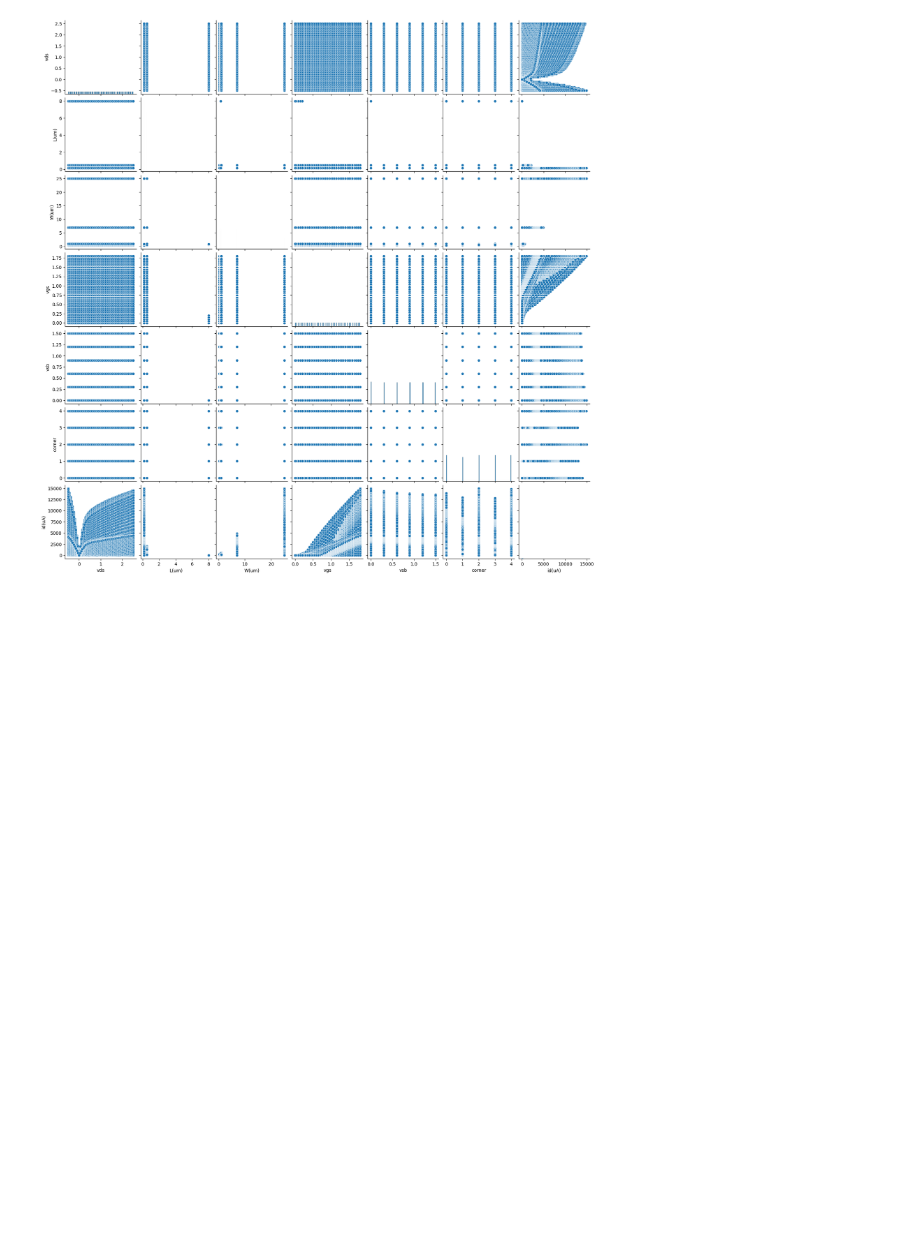
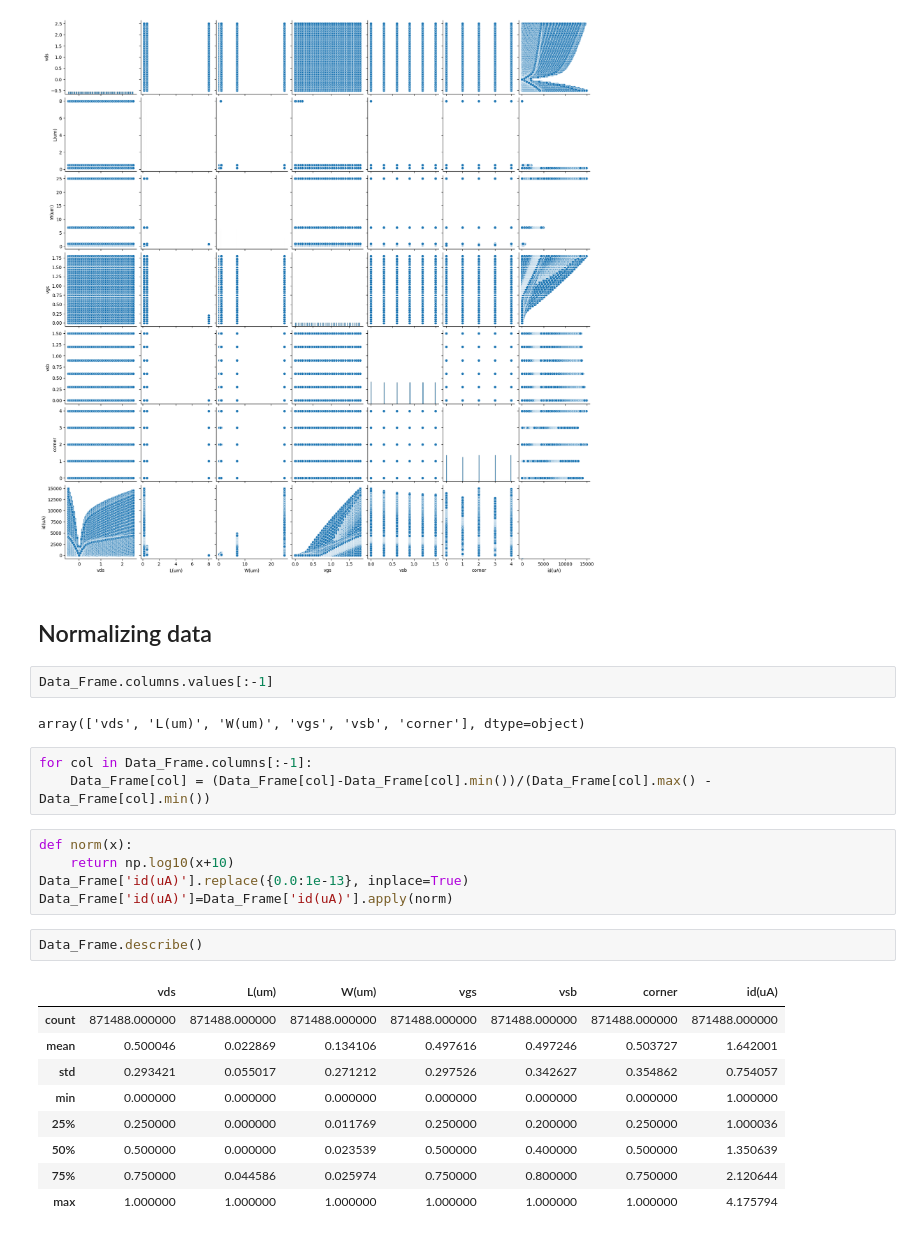
Before and after one commit to abdelrahmanabdelghany/Mabrains-Task-Transistor-Drain-Current-Prediction, a Jupyter notebook: EDA.ipynb, the cells around one changed output. Saved outputs shown, nothing was run; the diff lists cells and outputs as text; blank space fills up the shorter version.

```diff
--- a/EDA.ipynb
+++ b/EDA.ipynb
@@ -146,3 +158,29 @@ sns.pairplot(Data_Frame)
 # %% [output]
 <seaborn.axisgrid.PairGrid at 0x...>
 [figure]
+# %% [markdown]
+## Normalizing data
+# %%
+Data_Frame.columns.values[:-1]
+# %% [output]
+array(['vds', 'L(um)', 'W(um)', 'vgs', 'vsb', 'corner'], dtype=object)
+# %%
+for col in Data_Frame.columns[:-1]:
+    Data_Frame[col] = (Data_Frame[col]-Data_Frame[col].min())/(Data_Frame[col].max() - Data_Frame[col].min())
+# %%
+def norm(x):
+    return np.log10(x+10)
+Data_Frame['id(uA)'].replace({0.0:1e-13}, inplace=True)
+Data_Frame['id(uA)']=Data_Frame['id(uA)'].apply(norm)
+# %%
+Data_Frame.describe()
+# %% [output]
+|  | vds | L(um) | W(um) | vgs | vsb | corner | id(uA) |
+| count | 871488.000000 | 871488.000000 | 871488.000000 | 871488.000000 | 871488.000000 | 871488.000000 | 871488.000000 |
+| mean | 0.500046 | 0.022869 | 0.134106 | 0.497616 | 0.497246 | 0.503727 | 1.642001 |
+| std | 0.293421 | 0.055017 | 0.271212 | 0.297526 | 0.342627 | 0.354862 | 0.754057 |
+| min | 0.000000 | 0.000000 | 0.000000 | 0.000000 | 0.000000 | 0.000000 | 1.000000 |
+| 25% | 0.250000 | 0.000000 | 0.011769 | 0.250000 | 0.200000 | 0.250000 | 1.000036 |
+| 50% | 0.500000 | 0.000000 | 0.023539 | 0.500000 | 0.400000 | 0.500000 | 1.350639 |
+| 75% | 0.750000 | 0.044586 | 0.025974 | 0.750000 | 0.800000 | 0.750000 | 2.120644 |
+| max | 1.000000 | 1.000000 | 1.000000 | 1.000000 | 1.000000 | 1.000000 | 4.175794 |
```
Also changed, not shown: parts of 3 cells of this notebook.
